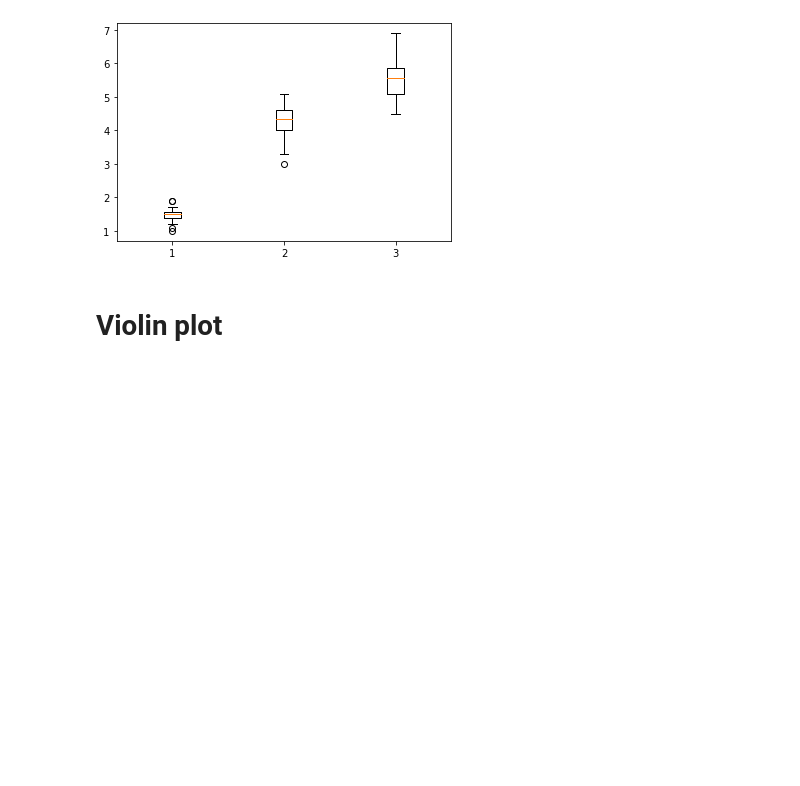
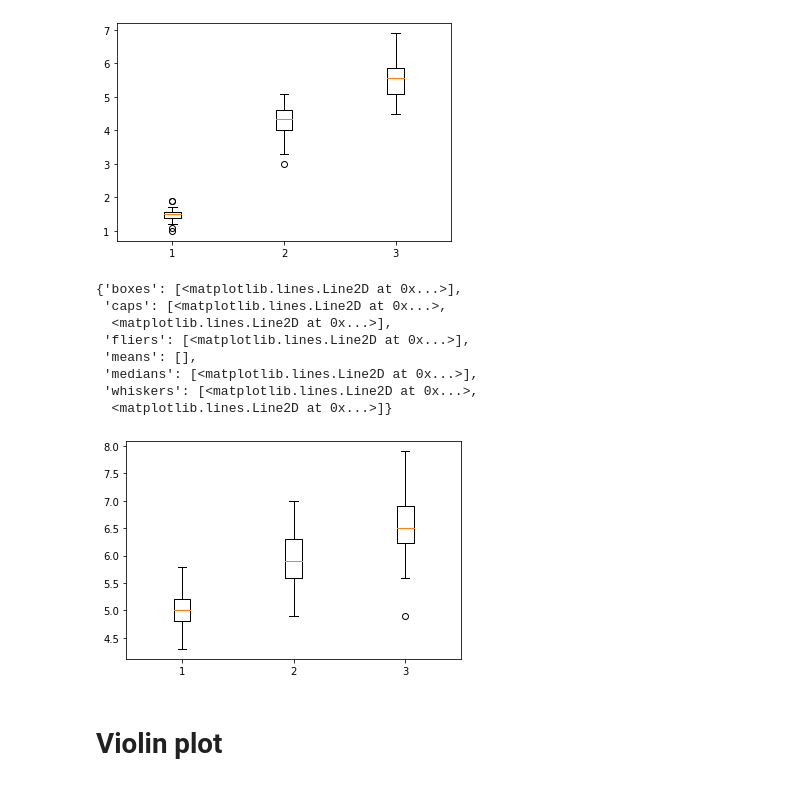
Before and after one commit to Jiraporn-klobrat/data_viz_2022, a Jupyter notebook: DataViz02_Data_Distribution.ipynb, the cells around one changed output. Cells and saved outputs as stored; diff of their text form; code cells hidden in the pictures; blank space fills up the shorter version.

```diff
--- a/DataViz02_Data_Distribution.ipynb
+++ b/DataViz02_Data_Distribution.ipynb
@@ -523,6 +523,21 @@ plt.boxplot(df['PetalLength'][50:100],positions = [2] )
 plt.boxplot(df['PetalLength'][100:150],positions = [3] );
 # %% [output]
 [figure]
+# %%
+#ใช้ positions เพื่อplotให้อยู่ในกราฟเดียวกัน
+plt.boxplot(df['SepalLength'][:50],positions = [1] )
+plt.boxplot(df['SepalLength'][50:100],positions = [2] )
+plt.boxplot(df['SepalLength'][100:150],positions = [3] )
+# %% [output]
+{'boxes': [<matplotlib.lines.Line2D at 0x...>],
+ 'caps': [<matplotlib.lines.Line2D at 0x...>,
+  <matplotlib.lines.Line2D at 0x...>],
+ 'fliers': [<matplotlib.lines.Line2D at 0x...>],
+ 'means': [],
+ 'medians': [<matplotlib.lines.Line2D at 0x...>],
+ 'whiskers': [<matplotlib.lines.Line2D at 0x...>,
+  <matplotlib.lines.Line2D at 0x...>]}
+[figure, added]
 # %% [markdown]
 # Violin plot
 # %%
```
Also changed, not shown: parts of 2 cells of this notebook.
